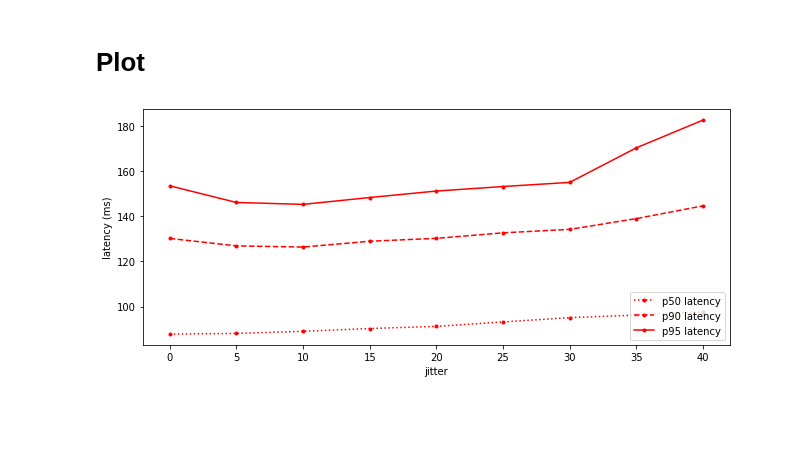
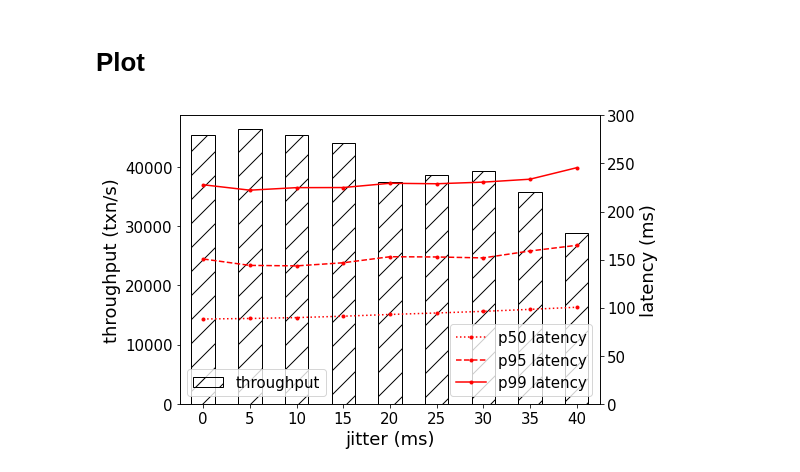
Before and after one commit to umd-dslam/DetockAnalysis, a Jupyter notebook: Jitter.ipynb, the cells around one changed output. Drawn from its saved outputs; the diff is of its cells as text; code cells hidden in the pictures; blank space fills up the shorter version.

```diff
--- a/Jitter.ipynb
+++ b/Jitter.ipynb
@@ -27,6 +27,11 @@ from common import *
 
 pd.set_option('display.max_rows', 20)
 pd.set_option('display.max_colwidth', None)
+
+plt.rc('axes', labelsize=18, titlesize=18)
+plt.rc('xtick', labelsize=15)
+plt.rc('ytick', labelsize=15)
+plt.rc('legend', fontsize=15)
 # %% [output]
 The autoreload extension is already loaded. To reload it, use:
   %reload_ext autoreload
@@ -48,5 +53,6 @@ def get_index(prefix):
         .withColumn("duration", col("duration").cast(T.IntegerType()))\
         .withColumn("txns", col("txns").cast(T.IntegerType()))\
         .withColumn("clients", col("clients").cast(T.IntegerType()))\
-        .withColumn("rate", col("rate").cast(T.IntegerType()))
+        .withColumn("rate", col("rate").cast(T.IntegerType()))\
+        .withColumn("jitter", F.regexp_extract("prefix", r"jitter(\d+)", 1))
 # %%
@@ -105,11 +156,19 @@ def compute_all_throughputs(index_sdf):
     # Compute the throughput of each prefix
     throughput_df["throughput"] = throughput_df.apply(lambda r : compute_throughput(r["prefix"]), axis=1)
     # Associate metadata from the index to the throughputs
-    return throughput_df.merge(index_df, on="prefix")
+    return throughput_df.merge(index_sdf.toPandas(), on="prefix")
 
 
 throughput_df = from_cache_or_compute(
     f'{PREFIX}/throughput.parquet',
-    lambda: compute_all_throughputs(index_sdf.where(col("clients") == 3000)).sort_values("jitter"),
+    lambda: compute_all_throughputs(get_index(PREFIX).where(col("clients") == 3000))\
+        .sort_values("jitter", key=lambda k: k.astype("int")),
     ignore_cache=IGNORE_CACHE,
 )
+
+throughput_overshoot10_df = from_cache_or_compute(
+    f'{PREFIX_OVERSHOOT10}/throughput.parquet',
+    lambda: compute_all_throughputs(get_index(PREFIX_OVERSHOOT10).where(col("clients") == 3000))\
+        .sort_values("jitter", key=lambda k: k.astype("int")),
+    ignore_cache=IGNORE_CACHE,
+)
@@ -160,7 +267,8 @@ IGNORE_CACHE = False
 
 latency_df = from_cache_or_compute(
     f'{PREFIX}/latency.parquet',
-    lambda: latency_sdf.toPandas().merge(index_df, on="prefix").sort_values("jitter"),
+    lambda: latency_sdf.toPandas().merge(index_df, on="prefix")\
+        .sort_values("jitter", key=lambda k: k.astype('int')),
     ignore_cache=IGNORE_CACHE,
 )
 latency_df
@@ -179,23 +310,24 @@ latency_df
 # %% [markdown]
 # Plot
 # %%
-_, ax = plt.subplots(1, 1, figsize=(9, 4))
+_, ax = plt.subplots(1, 1, figsize=(8, 5))
 
-# throughput_df.plot.bar(ax=ax, x="jitter", y="throughput", rot=0, fill=False, hatch='/')
-# ax.set_ylabel("throughput (txn/s)")
-# ax.set_xlabel("jitter")
-# ax.legend(loc="lower left")
-ax2 = ax
+throughput_df.plot.bar(ax=ax, x="jitter", y="throughput", rot=0, fill=False, hatch='/')
+ax.set_ylabel("throughput (txn/s)")
+ax.set_xlabel("jitter (ms)")
+ax.legend(loc="lower left")
+ax2 = ax.twinx()
 
 latency_df.plot(ax=ax2, x="jitter", y="p50", label='p50 latency', linestyle='dotted', marker='.', color="red")
-latency_df.plot(ax=ax2, x="jitter", y="p90", label='p90 latency', linestyle='dashed', marker='.', color="red")
-latency_df.plot(ax=ax2, x="jitter", y="p95", label='p95 latency', marker='.', color="red")
-# latency_df.plot(ax=ax2, x="jitter", y="p99", label='p99 latency', marker='.', color="red")
+latency_df.plot(ax=ax2, x="jitter", y="p95", label='p95 latency', linestyle='dashed', marker='.', color="red")
+latency_df.plot(ax=ax2, x="jitter", y="p99", label='p99 latency', marker='.', color="red")
 ax2.set_ylabel("latency (ms)")
+ax2.set_ylabel("latency (ms)")
+ax2.set_ylim((0, 300))
 
-ax2.legend(loc="lower right")
+ax2.legend(loc="lower right", ncol=1)
 
 plt.tight_layout()
 plt.savefig("output/jitter.pdf")
 # %% [output]
-[figure, old version]
+[figure, new version]
```
Also changed, not shown: parts of 10 cells of this notebook, 6 other files.
